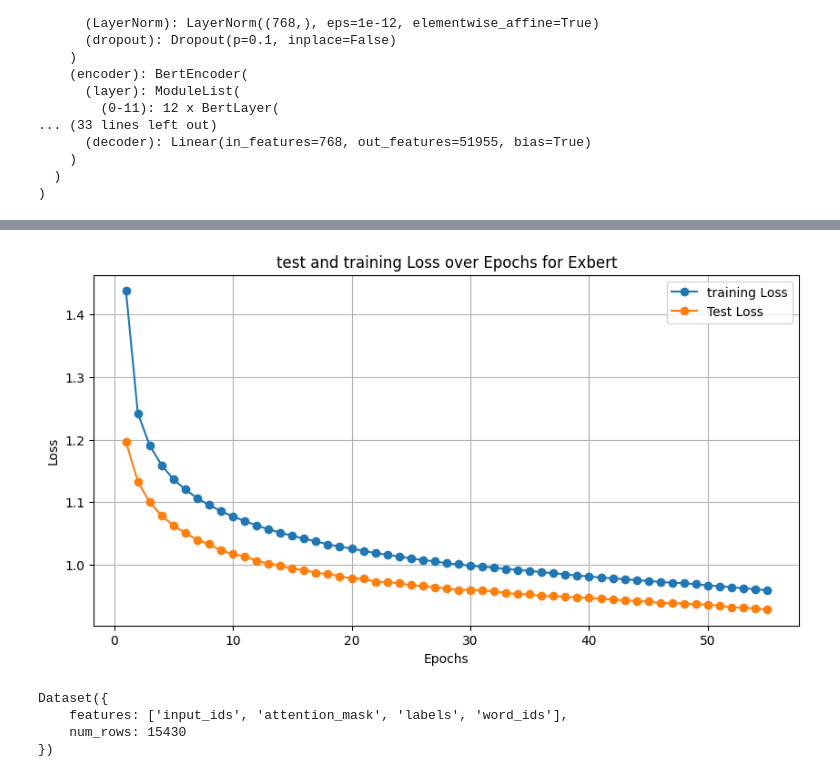
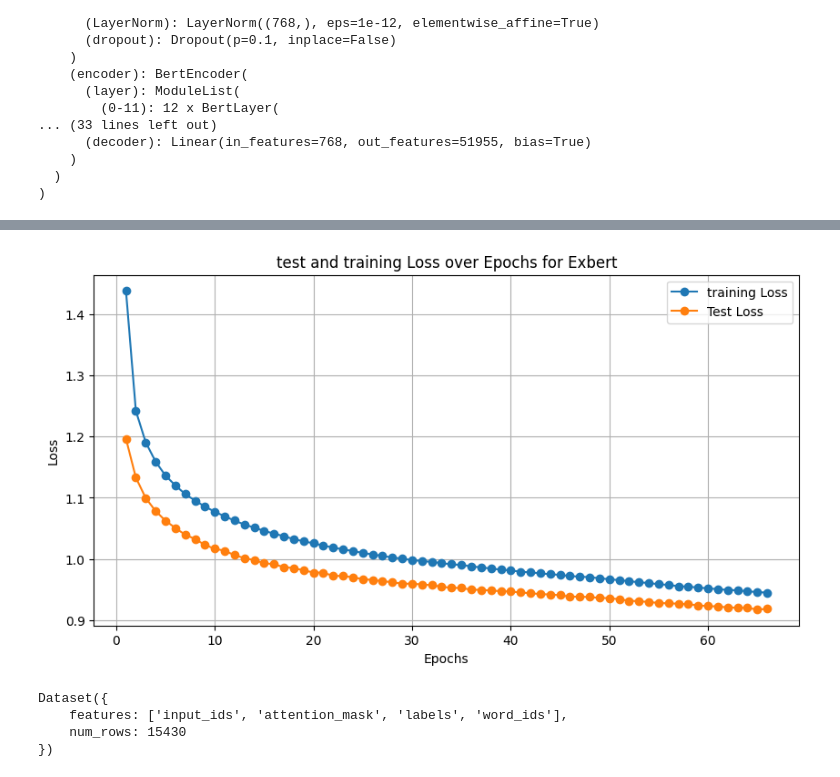
Before and after one commit to swerik-project/pretraining_plm, a Jupyter notebook: finetuning.ipynb, the cells around one changed output, grey strips where cells are left out. Drawn from its saved outputs; the diff is of its cells as text; code cells hidden in the pictures.

```diff
--- a/finetuning.ipynb
+++ b/finetuning.ipynb
@@ -280,7 +280,7 @@ import matplotlib.pyplot as plt
 #with open("finetuning/finetuning_hugging_whitespace-finetuned-imdb/checkpoint-5667750/trainer_state.json",'r') as file :
     #data_prev=json.load(file)
 
-with open("exbert-finetuned-imdb/checkpoint-3329700/trainer_state.json", 'r') as file:
+with open("exbert-finetuned-imdb/checkpoint-3995640/trainer_state.json", 'r') as file:
     data = json.load(file)
 
 
@@ -288,34 +288,34 @@ eval_loss = []
 epoch_test=[]
 train_loss=[]
 train_epoch=[]
 # for entry in data_prev['log_history']:
 #     if 'loss' in entry:
 #         train_loss.append(entry['loss'])
 #         train_epoch.append((entry['epoch']))
 #     if 'eval_loss' in entry:
 #         eval_loss.append(entry['eval_loss'])
 #         epoch_test.append((entry['epoch']))
 
 for entry in data['log_history']:
     if 'loss' in entry:
         train_loss.append(entry['loss'])
         train_epoch.append((entry['epoch']))
 
     if 'eval_loss' in entry:
         eval_loss.append(entry['eval_loss'])
         epoch_test.append((entry['epoch']))
 
 plt.figure(figsize=(10, 5))
 plt.plot(train_epoch, train_loss, label='training Loss', marker='o')
 plt.plot(epoch_test, eval_loss, label='Test Loss', marker='o')
 plt.title('test and training Loss over Epochs for Exbert')
 plt.xlabel('Epochs')
 plt.ylabel('Loss')
 plt.legend()
 plt.grid(True)
 plt.show()
 # %% [output]
-[figure, old version]
+[figure, new version]
 # %%
 #Losses on test set for from scratch and finetuned set
 #
```
Also changed, not shown: parts of 2 cells of this notebook, 2 other files.
